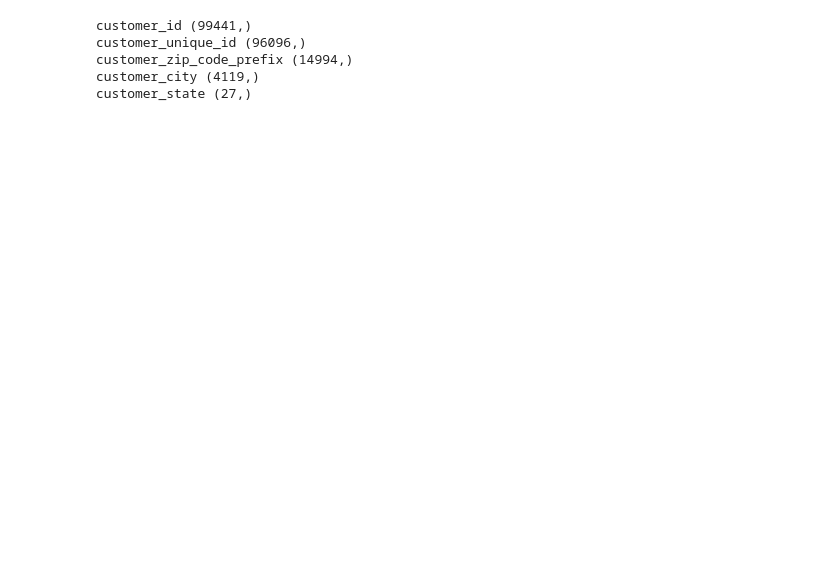
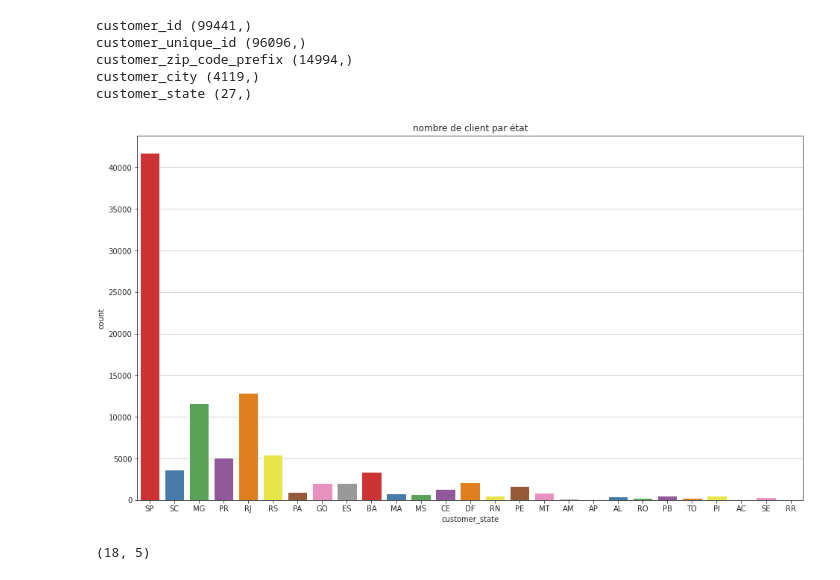
Before and after one commit to GSoulat/Dev-IA, a Jupyter notebook: EXERCICE/OLIST - SEGMENTATION/ANALYSE PHASE 1/df_customer.ipynb, the cells around one changed output. Drawn from its saved outputs; the diff is of its cells as text; code cells hidden in the pictures; blank space fills up the shorter version.

```diff
--- a/EXERCICE/OLIST - SEGMENTATION/ANALYSE PHASE 1/df_customer.ipynb
+++ b/EXERCICE/OLIST - SEGMENTATION/ANALYSE PHASE 1/df_customer.ipynb
@@ -75,3 +93,16 @@ customer_unique_id (96096,)
 customer_zip_code_prefix (14994,)
 customer_city (4119,)
 customer_state (27,)
+# %%
+plt.rcParams["figure.figsize"]=[16,9] # Pour agrandir le graphique de façon global
+with sns.axes_style('ticks', {'figure.facecolor': 'white', 'font.family': ['sans-serif'],'font.sans-serif': ['Arial',
+  'DejaVu Sans'], 'axes.grid': True}):
+    sns.countplot(x="customer_state", data = df_customer, palette = "Set1")
+    plt.title('nombre de client par état')
+    plt.savefig('client.png')
+# %% [output]
+[figure, added]
+# %%
+df_customer[df_customer['customer_zip_code_prefix'] == 1046].shape
+# %% [output]
+(18, 5)
```
Also changed, not shown: parts of 4 cells of this notebook, 16 other files.
